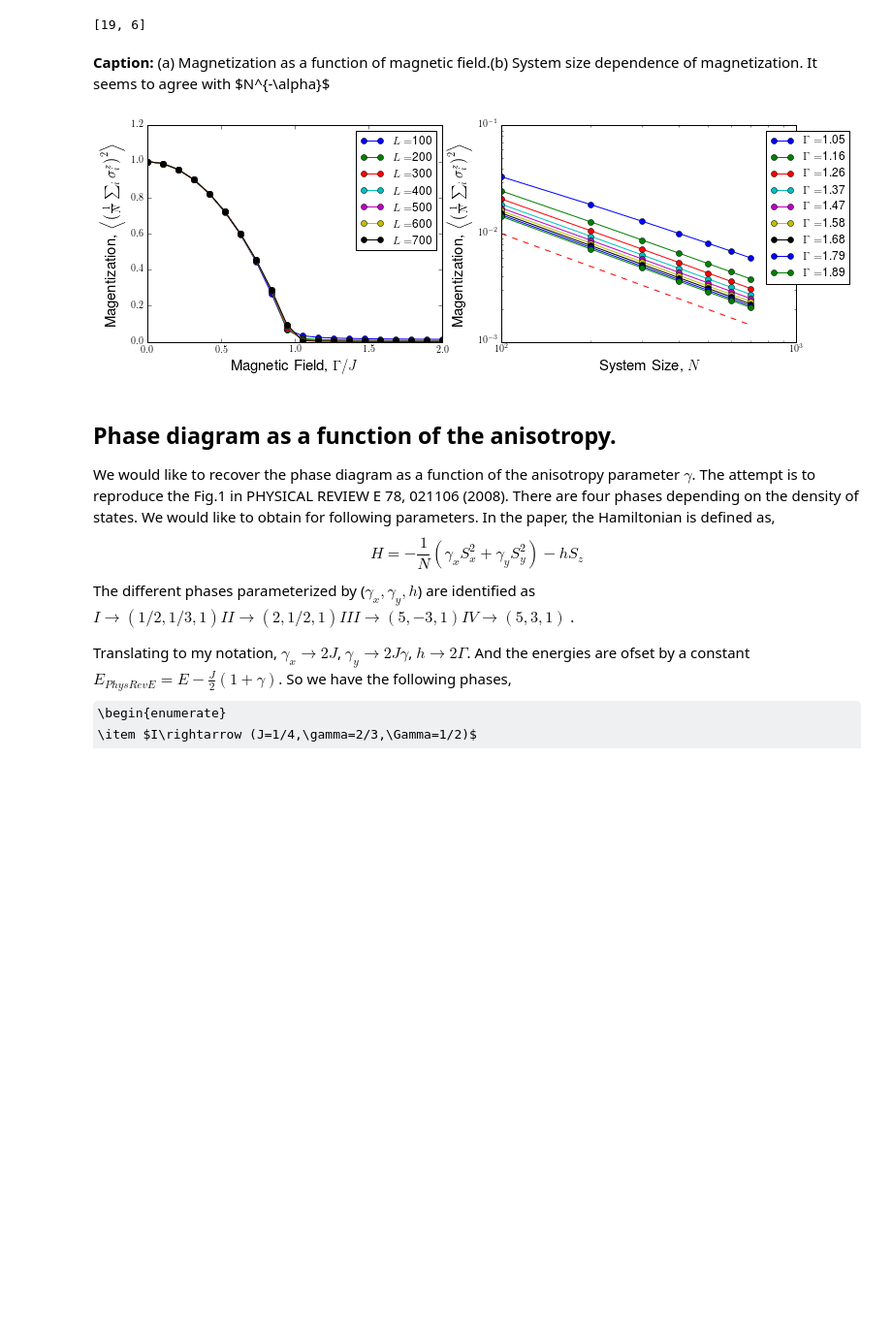
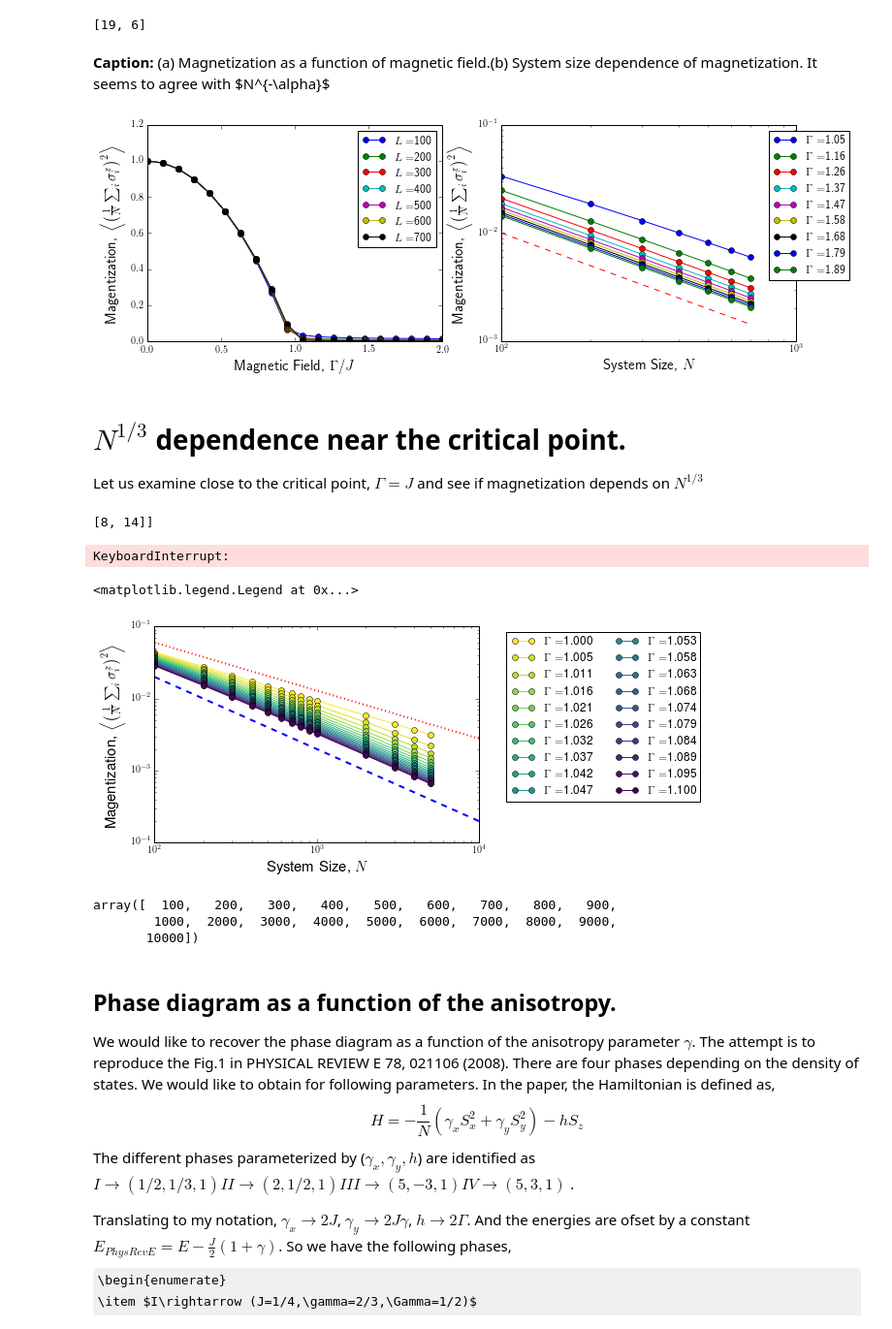
Before and after one commit to paraj003/LMG_quench, a Jupyter notebook: LMG_sim.ipynb, the cells around one changed output. Shown at 97% size. Cells and saved outputs as stored; diff of their text form; code cells hidden in the pictures; some formulas as TeX source; blank space fills up the shorter version.

```diff
--- a/LMG_sim.ipynb
+++ b/LMG_sim.ipynb
@@ -72,6 +32,6 @@ def Sz2(state,N):
 # %%
-paramvals=Ham_params(N=10,S=50,J=1,γ=0.1,Γ=0)
-Ham=LMG_generateHam(paramvals)
+paramvals=LMG.Ham_params(N=10,S=50,J=1,γ=0.1,Γ=0)
+Ham=LMG.LMG_generateHam(paramvals)
 (Ham.transpose() == Ham).all() #check hermitian
 #diagonalize
 Energies,Eigenvecs=LA.eig(Ham) #full diagonalize
@@ -95,14 +55,14 @@ for q in range(np.size(Larr)):
     L=Larr[q]
     for p in range(np.size(Γarr)):
         print([p,q], end='\r', flush=True)
-        paramvals=Ham_params(N=L,S=L/2,J=1,γ=0.0,Γ=Γarr[p])
-        Ham=LMG_generateHam(paramvals)
+        paramvals=LMG.Ham_params(N=L,S=L/2,J=1,γ=0.0,Γ=Γarr[p])
+        Ham=LMG.LMG_generateHam(paramvals)
         GSenergy,vec=spla.eigs(Ham,k=1,which="SR")
         GState=vec[:,0]
         #Energies, Eigenvecs = LA.eig(Ham)
         #GSenergy=Energies[0]
         #GState=Eigenvecs[:,0]
-        magsqlist[p,q]=magnetization2(GState,paramvals.N)
+        magsqlist[p,q]=LMG.magnetization2(GState,paramvals.N)
 # %% [output]
 [19, 6]
 # %%
@@ -127,7 +87,51 @@ plt.legend(leg,bbox_to_anchor=(1.2,1))
 figcaption("(a) Magnetization as a function of magnetic field.(b) System size dependence of magnetization. It seems to agree with $N^{-\\alpha}$")
 # %% [output]
 Caption: (a) Magnetization as a function of magnetic field.(b) System size dependence of magnetization. It seems to agree with $N^{-\alpha}$
-[figure, old version]
+[figure, new version]
+# %% [markdown]
+# $N^{1/3}$ dependence near the critical point.
+Let us examine close to the critical point, $\Gamma=J$ and see if magnetization depends on $N^{1/3}$
+# %%
+#calculate magnetization as a function of magnetic field
+Γarr=np.linspace(1,1.1,20)
+Larr=np.concatenate([np.arange(100,1000,100),np.arange(1000,11000,1000)])#choose even
+magsqlist=np.ones([np.size(Γarr),np.size(Larr)])
+for q in range(np.size(Larr)):
+    L=Larr[q]
+    for p in range(np.size(Γarr)):
+        print([p,q], end='\r', flush=True)
+        paramvals=LMG.Ham_params(N=L,S=L/2,J=1,γ=0.0,Γ=Γarr[p])
+        Ham=LMG.LMG_generateHam(paramvals)
+        GSenergy,vec=spla.eigs(Ham,k=1,which="SR")
+        GState=vec[:,0]
+        #Energies, Eigenvecs = LA.eig(Ham)
+        #GSenergy=Energies[0]
+        #GState=Eigenvecs[:,0]
+        magsqlist[p,q]=LMG.magnetization2(GState,paramvals.N)
+# %% [output]
+[8, 14]]
+KeyboardInterrupt:
+# %%
+cmap=plt.cm.get_cmap('viridis_r')
+colors = cmap(np.linspace(0,1,np.size(Γarr)))
+for p in range(0,np.size(Γarr)):
+    plt.loglog(Larr[0:14],np.transpose(magsqlist[p,0:14]),'-o',color=colors[p],label='$\Gamma=$%0.3f' % Γarr[p])
+plt.loglog(Larr,(Larr.astype(float))**(-1)*(float(Larr[0])**(1)*(2*10**(-2))),'--',color='blue',linewidth=2)
+plt.loglog(Larr,(Larr.astype(float))**(-2/3)*(float(Larr[0])**(2/3)*(6*10**(-2))),':',color='red',linewidth=2)
+#plt.ylim([0,1.2])
+plt.xlabel("System Size, $N$",fontsize=15)
+plt.ylabel("Magentization, $\\left\\langle\\left(\\frac{1}{N}\\sum_i \\sigma^z_i\\right)^2\\right\\rangle$",fontsize=15)
+#leg = np.array(['$\Gamma=$%0.2f' % p for p in Γarr])
+plt.legend(bbox_to_anchor=(1.7,1),ncol=2)
+# %% [output]
+<matplotlib.legend.Legend at 0x...>
+[figure, added]
+# %%
+np.concatenate([np.arange(100,1000,100),np.arange(1000,11000,1000)])
+# %% [output]
+array([  100,   200,   300,   400,   500,   600,   700,   800,   900,
+        1000,  2000,  3000,  4000,  5000,  6000,  7000,  8000,  9000,
+       10000])
 # %% [markdown]
 ## Phase diagram as a function of the anisotropy.
 We would like to recover the phase diagram as a function of the anisotropy parameter $\gamma$. The attempt is to reproduce the Fig.1 in PHYSICAL REVIEW E 78, 021106 (2008). There are four phases depending on the density of states. We would like to obtain for following parameters. In the paper, the Hamiltonian is defined as,
```
Also changed, not shown: parts of 25 cells of this notebook, 1 other file.
